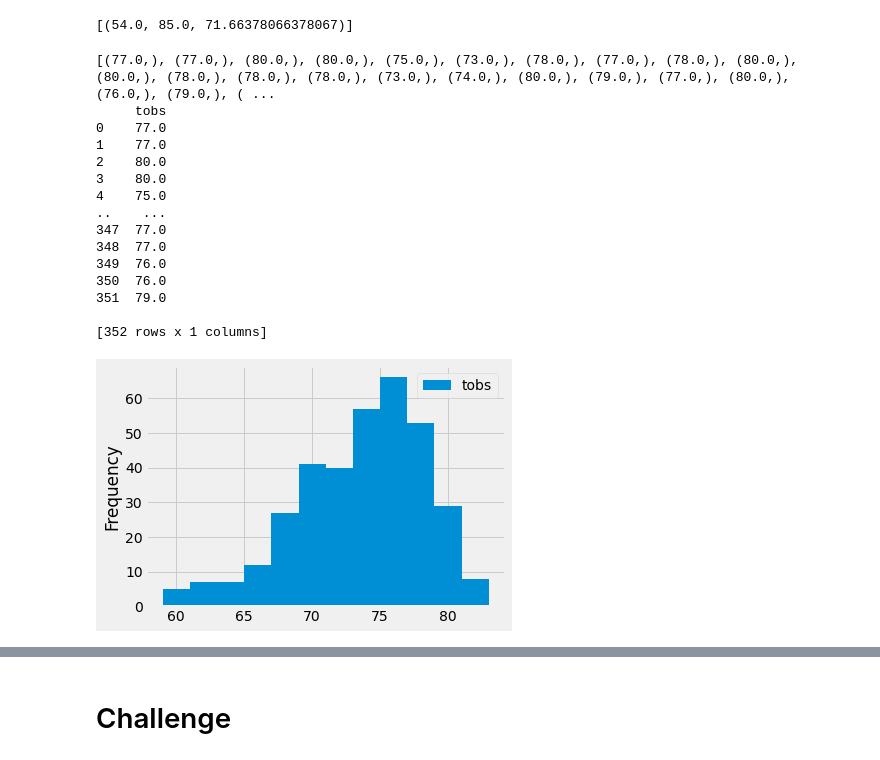
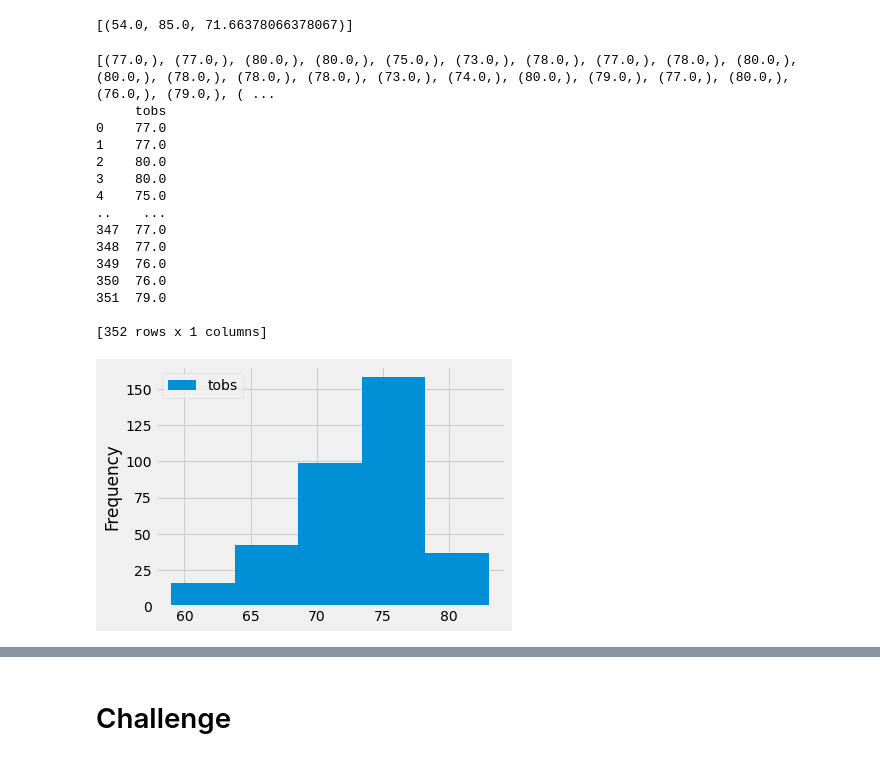
Before and after one commit to elisabethgnewman/surfs_up, a Jupyter notebook: climate_analysis.ipynb, the cells around one changed output, grey strips where cells are left out. Cells and saved outputs as stored; diff of their text form; code cells hidden in the pictures.

```diff
--- a/climate_analysis.ipynb
+++ b/climate_analysis.ipynb
@@ -122,30 +122,30 @@ filter(Measurement.station == 'USC00519281').all()
 # %%
 # Choose the station with the highest number of temperature observations.
 # Query the last 12 months of temperature observation data for this station and plot the results as a histogram
 results = session.query(Measurement.tobs).\
 filter(Measurement.station == 'USC00519281').\
 filter(Measurement.date >= prev_year).all()
 print(results)
 
 df = pd.DataFrame(results, columns=['tobs'])
 print (df)
 
-df.plot.hist(bins=12)
+df.plot.hist(bins=5)
 plt.tight_layout()
 # %% [output]
 [(77.0,), (77.0,), (80.0,), (80.0,), (75.0,), (73.0,), (78.0,), (77.0,), (78.0,), (80.0,), (80.0,), (78.0,), (78.0,), (78.0,), (73.0,), (74.0,), (80.0,), (79.0,), (77.0,), (80.0,), (76.0,), (79.0,), ( ...
      tobs
 0    77.0
 1    77.0
 2    80.0
 3    80.0
 4    75.0
 ..    ...
 347  77.0
 348  77.0
 349  76.0
 350  76.0
 351  79.0
 
 [352 rows x 1 columns]
-[figure, old version]
+[figure, new version]
```
Also changed, not shown: parts of 1 cell of this notebook, 1 other file.
